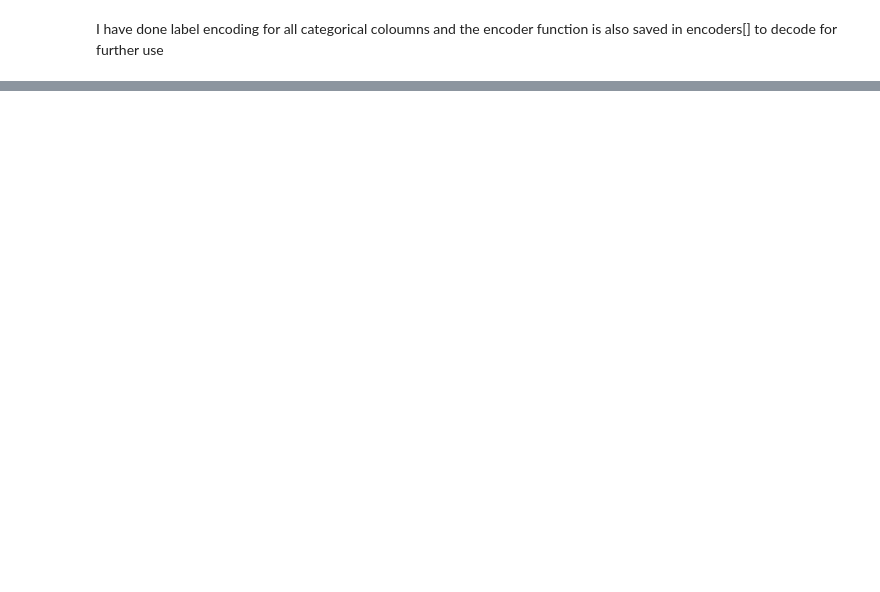
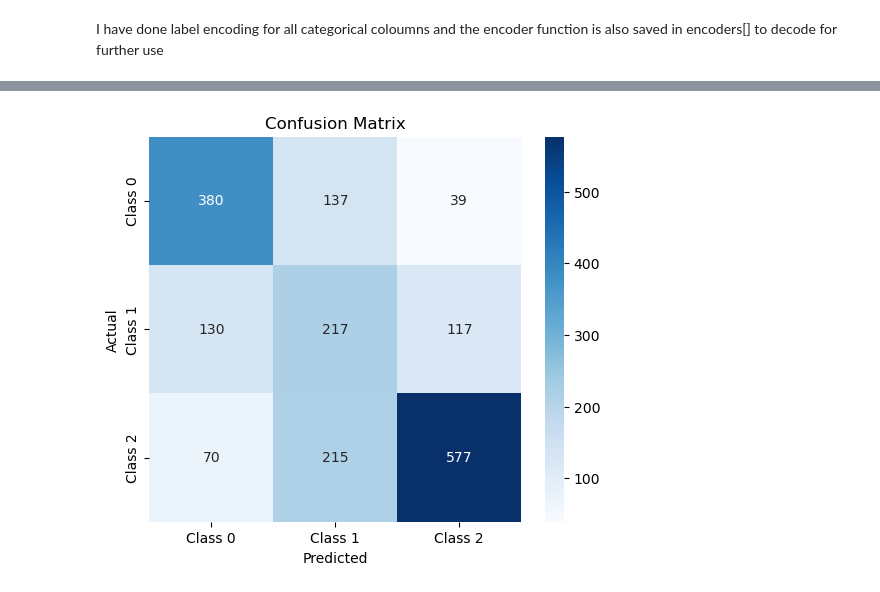
Before and after one commit to springboardmentor345a-create/Projects, a Jupyter notebook: Match_winner/Match_winner.ipynb, the cells around one changed output, grey strips where cells are left out. Drawn from its saved outputs; the diff is of its cells as text; code cells hidden in the pictures; blank space fills up the shorter version.

```diff
--- a/Match_winner/Match_winner.ipynb
+++ b/Match_winner/Match_winner.ipynb
@@ -274,0 +476,5 @@ plt.show()
+# %%
+best_rf = random_search.best_estimator_
+
+y_proba = best_rf.predict_proba(X_test_split)
+y_pred = np.argmax(y_proba, axis=1)
@@ -274,0 +498,14 @@ plt.show()
+# %%
+cm = confusion_matrix(y_test_split, y_pred)
+
+# Plot confusion matrix
+plt.figure(figsize=(6,5))
+sns.heatmap(cm, annot=True, fmt='d', cmap='Blues',
+            xticklabels=['Class 0','Class 1','Class 2'],
+            yticklabels=['Class 0','Class 1','Class 2'])
+plt.xlabel("Predicted")
+plt.ylabel("Actual")
+plt.title("Confusion Matrix")
+plt.show()
+# %% [output]
+[figure, added]
```
Also changed, not shown: parts of 37 cells of this notebook.
